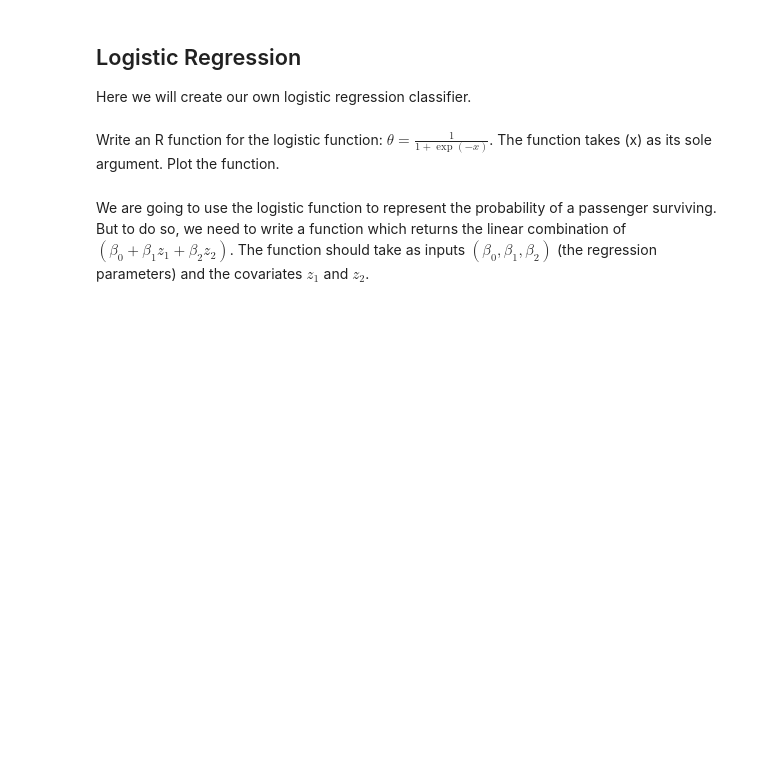
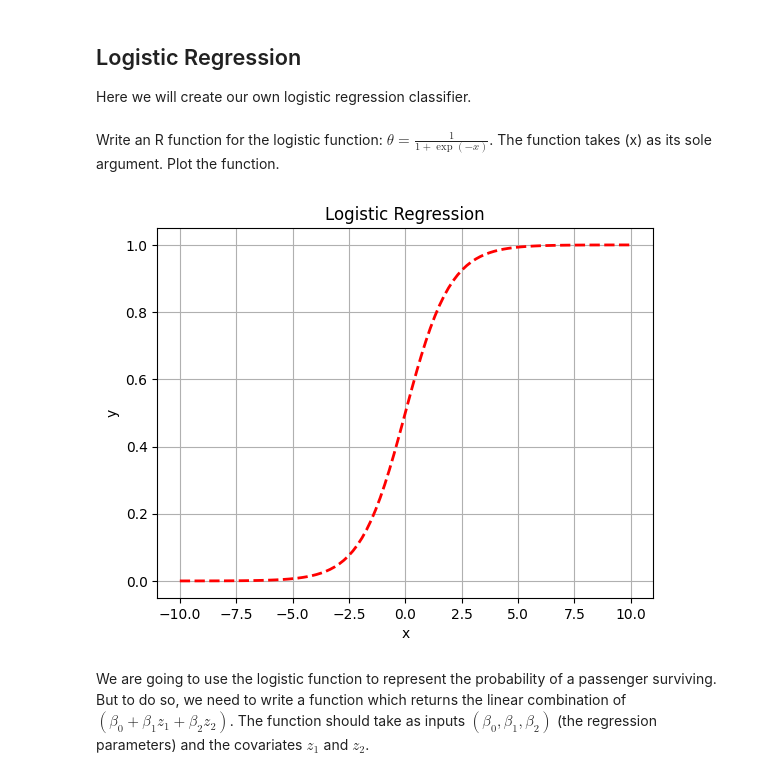
Before and after one commit to leharlow02-glitch/supervised_machine_learning_tutorials, a Jupyter notebook: 2_supervised_learning_classification/2-Advanced_Classification_Titanic.ipynb, the cells around one changed output. Drawn from its saved outputs; the diff is of its cells as text; code cells hidden in the pictures; blank space fills up the shorter version.

```diff
--- a/2_supervised_learning_classification/2-Advanced_Classification_Titanic.ipynb
+++ b/2_supervised_learning_classification/2-Advanced_Classification_Titanic.ipynb
@@ -63,7 +124,22 @@ Here we will create our own logistic regression classifier.
 
 Write an R function for the logistic function: $\theta = \frac{1}{1 + \exp(-x)}$. The function takes \(x\) as its sole argument. Plot the function.
 # %%
+# Defining logistic regression function
 def logistic(x):
+    return 1 / (1 + np.exp(-x))
+# %%
+# Simple plotting
+x = np.linspace(-10, 10, 100)
+y = logistic(x)
+
+plt.plot(x,y, color = 'red', linewidth = 2, linestyle = '--')
+plt.xlabel('x')
+plt.ylabel('y')
+plt.title('Logistic Regression')
+plt.grid()
+plt.show()
+# %% [output]
+[figure, added]
 # %% [markdown]
 We are going to use the logistic function to represent the probability of a passenger surviving. But to do so, we need to write a function which returns the linear combination of $(\beta_0 + \beta_1 z_1 + \beta_2 z_2)$. The function should take as inputs $ ( \beta_0, \beta_1, \beta_2 )$ (the regression parameters) and the covariates $z_1$ and $z_2$.
 # %%
```
Also changed, not shown: parts of 15 cells of this notebook.
